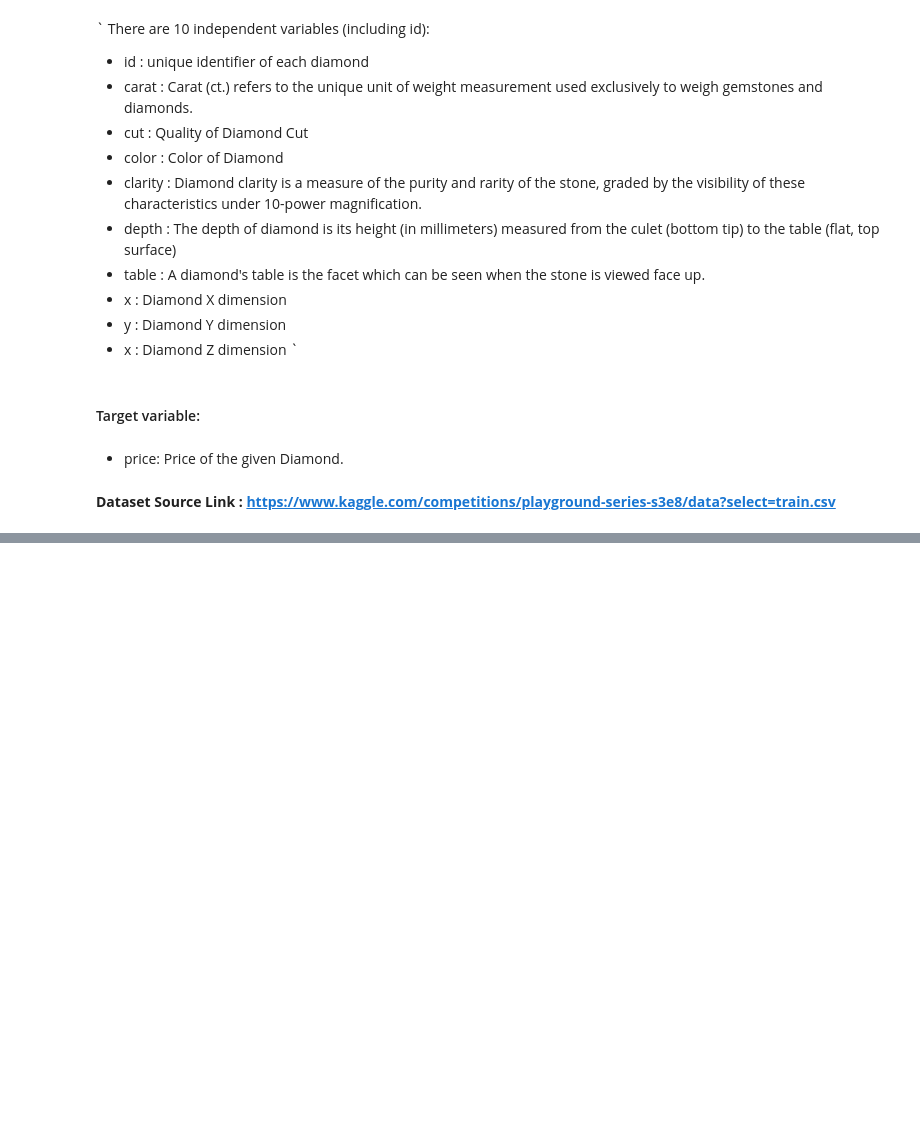
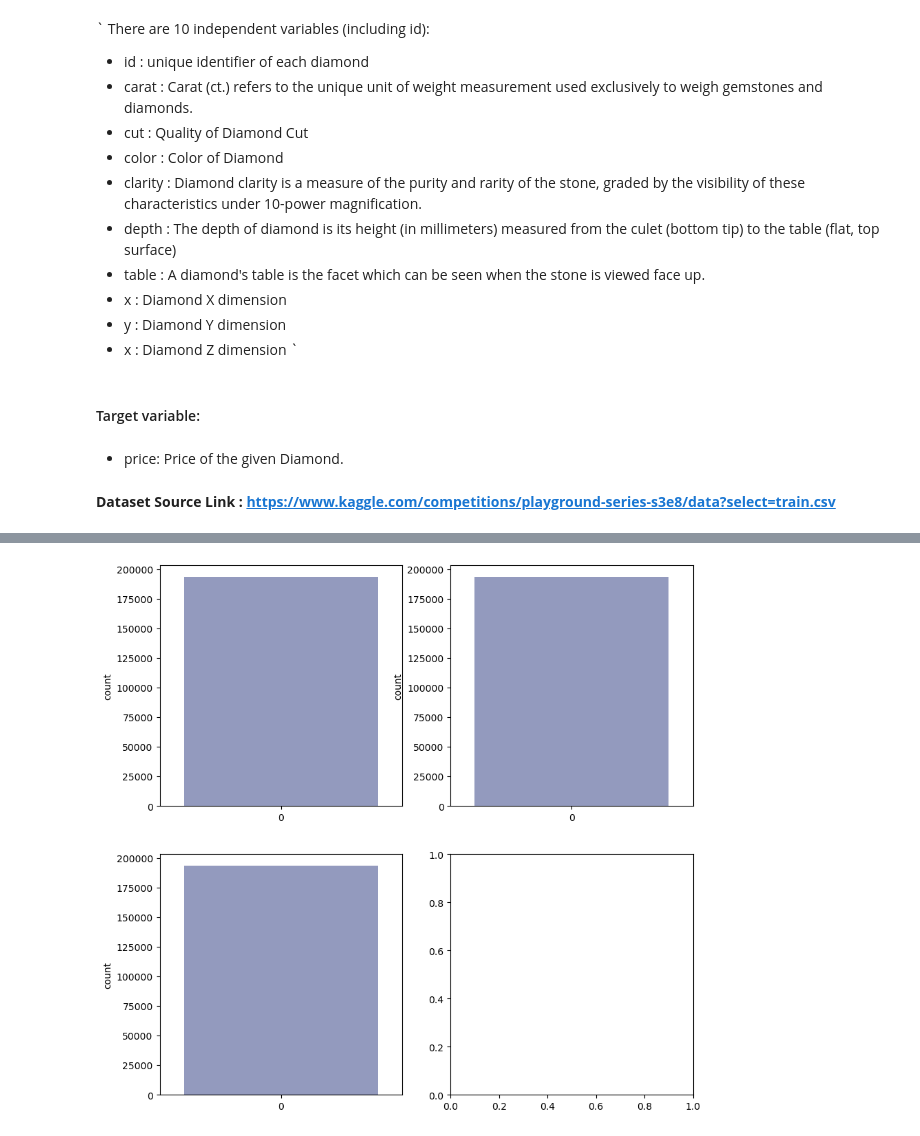
Before and after one commit to Neetu-v/first_project, a Jupyter notebook: notebook/EDA.ipynb, the cells around one changed output, grey strips where cells are left out. Drawn from its saved outputs; the diff is of its cells as text; code cells hidden in the pictures; blank space fills up the shorter version.

```diff
--- a/notebook/EDA.ipynb
+++ b/notebook/EDA.ipynb
@@ -26,0 +193,2 @@ __Dataset Source Link : https://www.kaggle.com/competitions/playground-series-s3
+# %%
+cut_map={"Fair":1,"Good":2,"Very Good":3,"Premium":4,"Ideal":5}
@@ -26,0 +197,2 @@ __Dataset Source Link : https://www.kaggle.com/competitions/playground-series-s3
+# %%
+clarity_map = {"I1":1,"SI2":2 ,"SI1":3 ,"VS2":4 , "VS1":5 , "VVS2":6 , "VVS1":7 ,"IF":8}
@@ -26,0 +203,6 @@ __Dataset Source Link : https://www.kaggle.com/competitions/playground-series-s3
+# %%
+color_map = {"D":1 ,"E":2 ,"F":3 , "G":4 ,"H":5 , "I":6, "J":7}
+# %%
+df['cut']=df['cut'].map(cut_map)
+df['clarity'] = df['clarity'].map(clarity_map)
+df['color'] = df['color'].map(color_map)
@@ -26,0 +218,9 @@ __Dataset Source Link : https://www.kaggle.com/competitions/playground-series-s3
+# %%
+cat_features = df[[ 'cut', 'color', 'clarity' ]]
+import seaborn as sns
+fig , ax = plt.subplots(2,2,figsize = (10,10))     # set up 2 x 2 frame count plot with figsize 10 x 10
+for i , subplots in zip (cat_features, ax.flatten()):
+  sns.countplot(cat_features[i], ax = subplots, palette = 'BuPu')
+plt.show()
+# %% [output]
+[figure, added]
```
Also changed, not shown: parts of 22 cells of this notebook, 1 other file.
